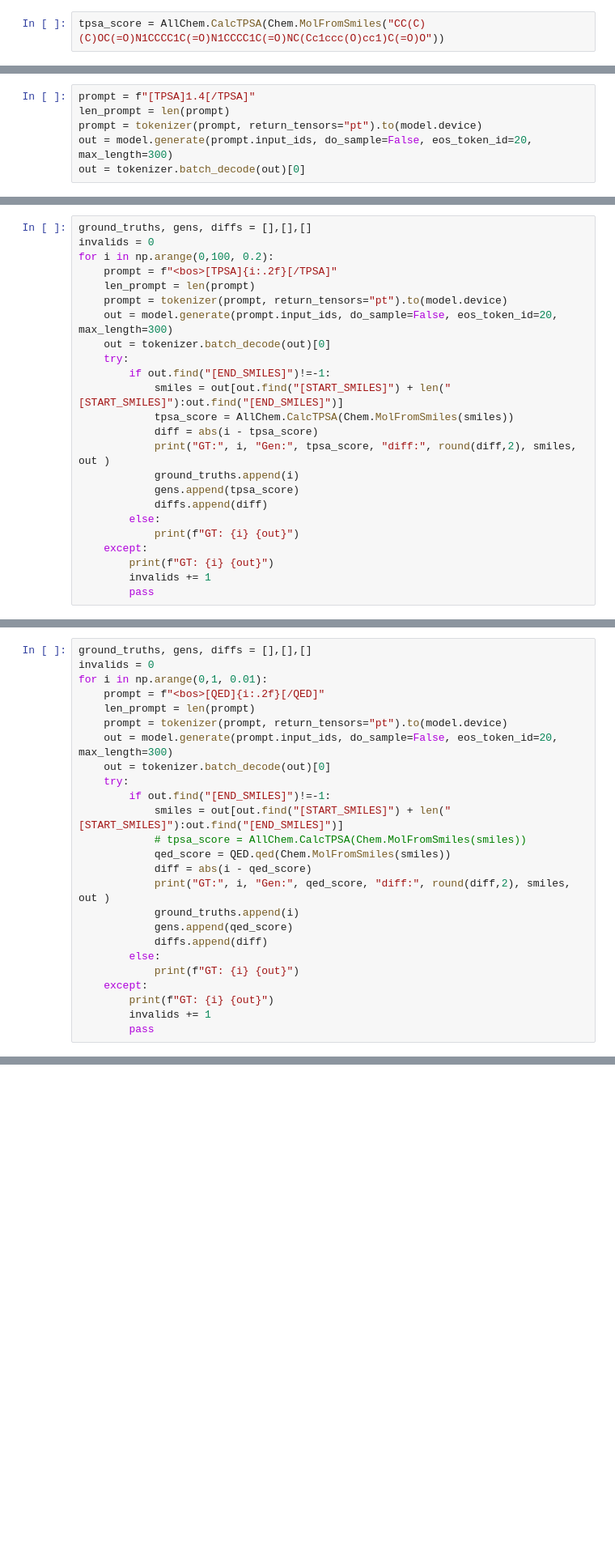
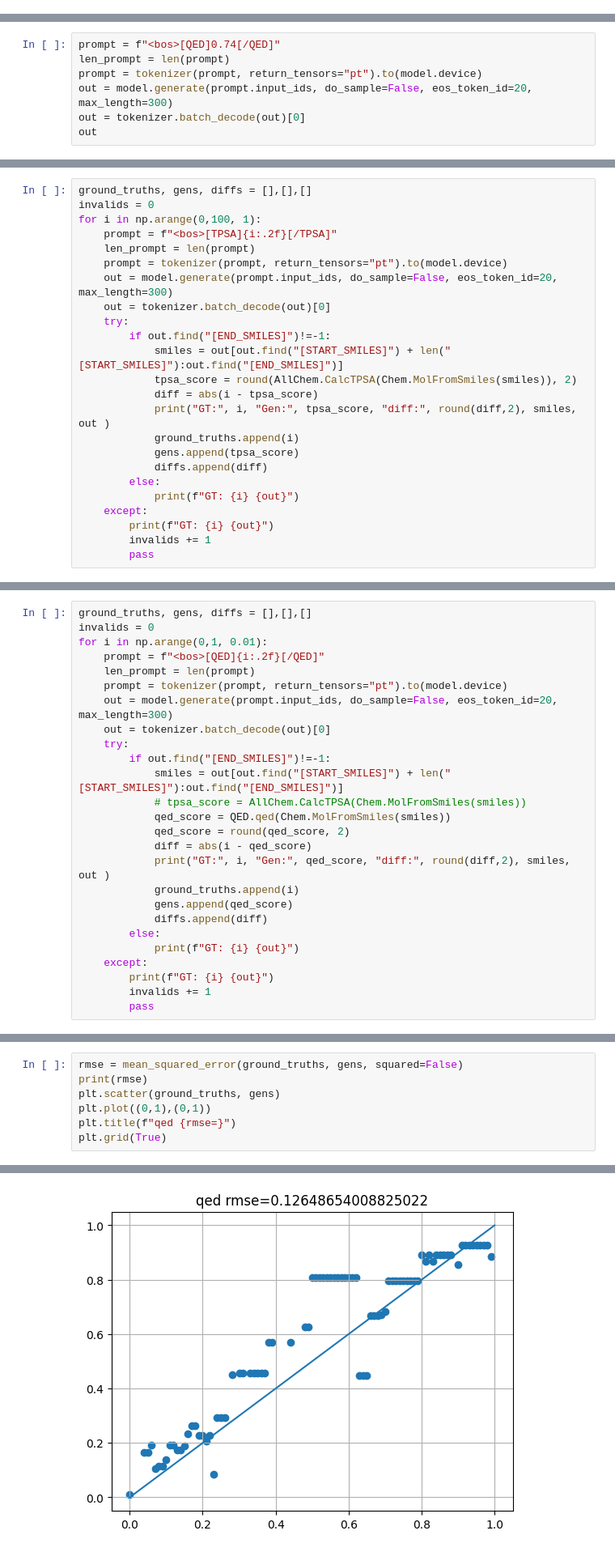
Before and after one commit to YerevaNN/ChemLactica, a Jupyter notebook: notebooks/playground.ipynb, the cells around one changed output, grey strips where cells are left out. Shown: that part at 81% size. Cells and saved outputs as stored; diff of their text form; blank space fills up the shorter version.

```diff
--- a/notebooks/playground.ipynb
+++ b/notebooks/playground.ipynb
@@ -23,2 +26,0 @@ Changing the activation function to `gelu_pytorch_tanh`.if you want to use the l
-# %%
-tpsa_score = AllChem.CalcTPSA(Chem.MolFromSmiles("CC(C)(C)OC(=O)N1CCCC1C(=O)N1CCCC1C(=O)NC(Cc1ccc(O)cc1)C(=O)O"))
@@ -29,6 +27,7 @@ CalcTPSA(Chem.MolFromSmiles("CC(C)(C)OC(=O)N1CCCC1C(=O)N1CCCC1C(=O)NC(Cc1ccc(O)c
 # %%
-prompt = f"[TPSA]1.4[/TPSA]"
+prompt = f"<bos>[QED]0.74[/QED]"
 len_prompt = len(prompt)
 prompt = tokenizer(prompt, return_tensors="pt").to(model.device)
 out = model.generate(prompt.input_ids, do_sample=False, eos_token_id=20, max_length=300)
 out = tokenizer.batch_decode(out)[0]
+out
@@ -39,7 +40,7 @@ out
 # %%
 ground_truths, gens, diffs = [],[],[]
 invalids = 0
-for i in np.arange(0,100, 0.2):
+for i in np.arange(0,100, 1):
     prompt = f"<bos>[TPSA]{i:.2f}[/TPSA]"
     len_prompt = len(prompt)
     prompt = tokenizer(prompt, return_tensors="pt").to(model.device)
@@ -48,7 +49,7 @@ for i in np.arange(0,100, 0.2):
     try:
         if out.find("[END_SMILES]")!=-1:
             smiles = out[out.find("[START_SMILES]") + len("[START_SMILES]"):out.find("[END_SMILES]")]
-            tpsa_score = AllChem.CalcTPSA(Chem.MolFromSmiles(smiles))
+            tpsa_score = round(AllChem.CalcTPSA(Chem.MolFromSmiles(smiles)), 2)
             diff = abs(i - tpsa_score)
             print("GT:", i, "Gen:", tpsa_score, "diff:", round(diff,2), smiles, out )
             ground_truths.append(i)
@@ -165,6 +89,7 @@ for i in np.arange(0,1, 0.01):
             smiles = out[out.find("[START_SMILES]") + len("[START_SMILES]"):out.find("[END_SMILES]")]
             # tpsa_score = AllChem.CalcTPSA(Chem.MolFromSmiles(smiles))
             qed_score = QED.qed(Chem.MolFromSmiles(smiles))
+            qed_score = round(qed_score, 2)
             diff = abs(i - qed_score)
             print("GT:", i, "Gen:", qed_score, "diff:", round(diff,2), smiles, out )
             ground_truths.append(i)
@@ -197,0 +122,8 @@ Error:
+# %%
+rmse = mean_squared_error(ground_truths, gens, squared=False)
+print(rmse)
+plt.scatter(ground_truths, gens)
+plt.plot((0,1),(0,1))
+plt.title(f"qed {rmse=}")
+plt.grid(True)
+# %% [output]
@@ -197,0 +131 @@ Error:
+[figure, added]
```
Also changed, not shown: parts of 11 cells of this notebook, 1 other file.
